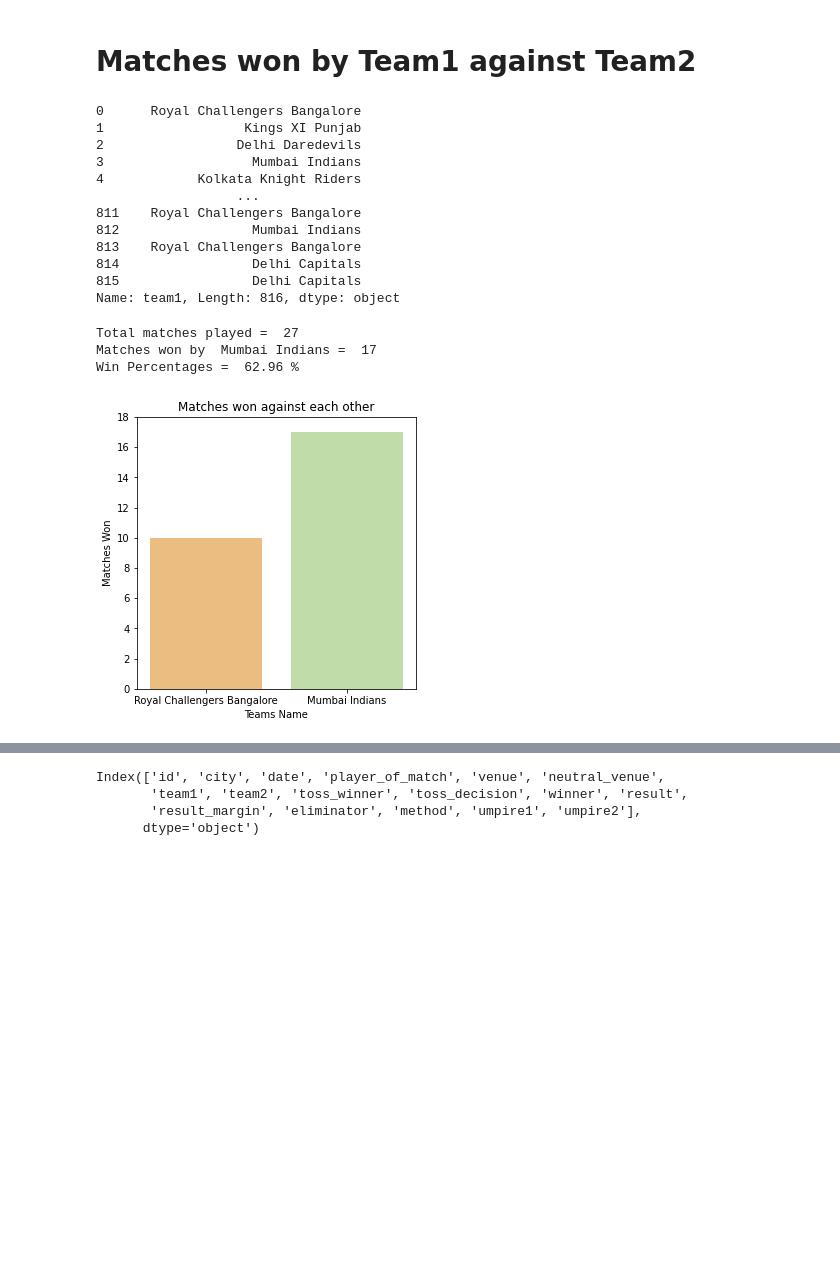
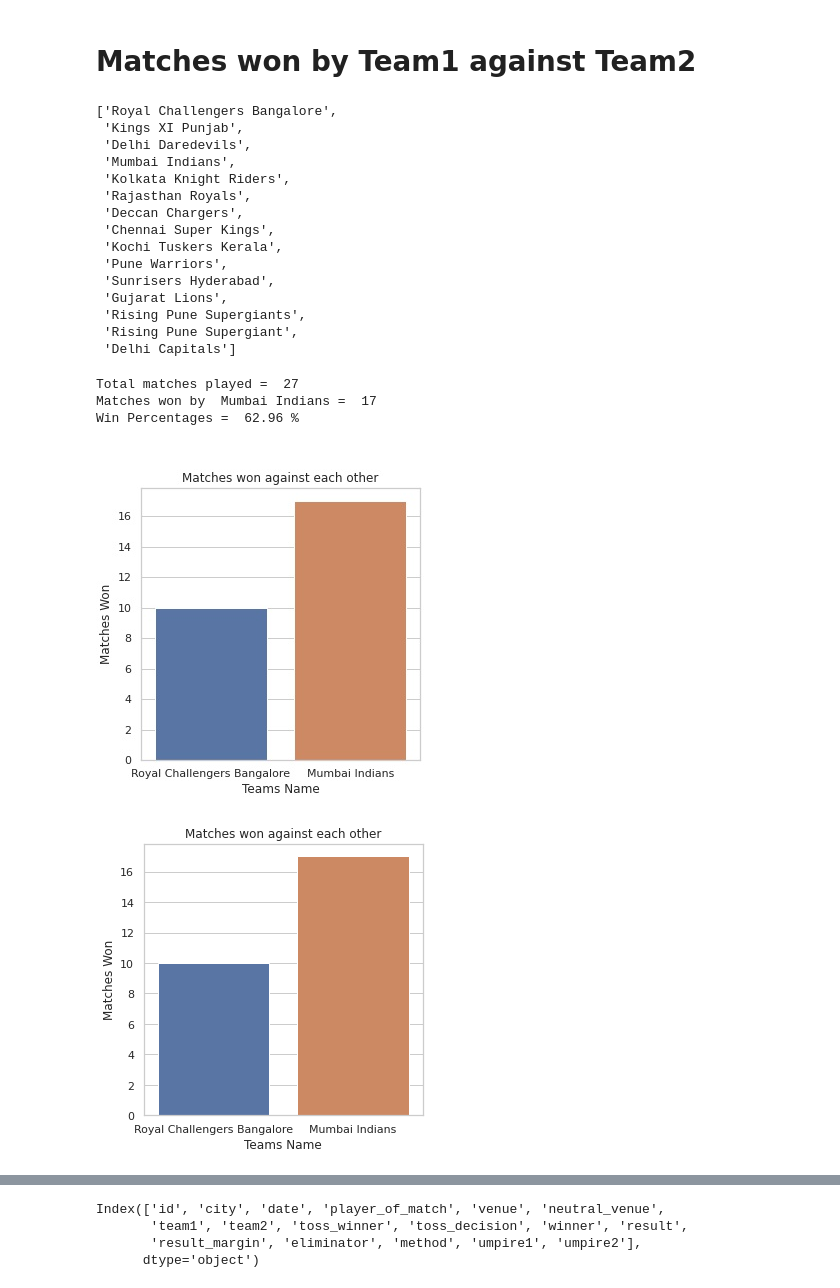
Before and after one commit to mohtashim0007/Machine-Learning-Projects, a Jupyter notebook: IPL_EDA_DashBoard.ipynb, the cells around one changed output, grey strips where cells are left out. Cells and saved outputs as stored; diff of their text form; code cells hidden in the pictures; blank space fills up the shorter version.

```diff
--- a/IPL_EDA_DashBoard.ipynb
+++ b/IPL_EDA_DashBoard.ipynb
@@ -51,3 +69,9 @@ Data columns (total 17 columns):
  16  umpire2          816 non-null    object
 dtypes: float64(1), int64(2), object(14)
 memory usage: 108.5+ KB
+# %%
+#date columns modify from '2008-08-13' to only year ''2008
+
+df = df_matches
+date_list = df['date'].tolist()
+date_list[8][0:4]
@@ -54,3 +80,16 @@ memory usage: 108.5+ KB
+# %%
+for i in range(len(date_list)):
+  date_list[i] = date_list[i][0:4]
+df['date'] = date_list
+# %%
+df_matches = df
+# %%
+df = df_matches
+date_list = df['date'].tolist()
+for i in range(len(date_list)):
+  date_list[i] = date_list[i][0:4]
+df['date'] = date_list
+df_matches = df
 # %% [markdown]
 # Players who won maximum number of times Man of the Match
 # %%
@@ -186,50 +230,54 @@ plt.show()
 # %% [markdown]
 # Matches won by Team1 against Team2
 # %%
-df_matches['team1']
+df_matches['team1'].unique().tolist()
 # %% [output]
-0      Royal Challengers Bangalore
-1                  Kings XI Punjab
-2                 Delhi Daredevils
-3                   Mumbai Indians
-4            Kolkata Knight Riders
-                  ...
-811    Royal Challengers Bangalore
-812                 Mumbai Indians
-813    Royal Challengers Bangalore
-814                 Delhi Capitals
-815                 Delhi Capitals
-Name: team1, Length: 816, dtype: object
+['Royal Challengers Bangalore',
+ 'Kings XI Punjab',
+ 'Delhi Daredevils',
+ 'Mumbai Indians',
+ 'Kolkata Knight Riders',
+ 'Rajasthan Royals',
+ 'Deccan Chargers',
+ 'Chennai Super Kings',
+ 'Kochi Tuskers Kerala',
+ 'Pune Warriors',
+ 'Sunrisers Hyderabad',
+ 'Gujarat Lions',
+ 'Rising Pune Supergiants',
+ 'Rising Pune Supergiant',
+ 'Delhi Capitals']
 # %%
 #matches_won_by_team1_team2
-
+from google.colab.patches import cv2_imshow
 def matches_won_by_team1_team2(team1, team2):
   temp1 = df_matches[ (df_matches['team1'] == team1) & (df_matches['team2']==team2)]
   temp2 = df_matches[ (df_matches['team1'] == team2) & (df_matches['team2']==team1)]
 
   total_matches = temp1.shape[0] + temp2.shape[0]
 
   #Matches won by the teams
   matches_won_by_team1 = temp1[temp1['winner'] == team1].shape[0] + temp2[temp2['winner'] == team1].shape[0]
 
   print('Total matches played = ', total_matches)
   print('Matches won by ', team1 ,'= ',matches_won_by_team1)
   print('Win Percentages = ', round((matches_won_by_team1*100)/total_matches, 2), '%')
 
   new_df = pd.concat([temp1,temp2], ignore_index = True)
 
   #plotting
   fig = plt.figure(figsize=(5,5))
   sns.countplot(x = 'winner', data = new_df,dodge= False, palette = np.random.choice(fig_colors))
-  plt.ylim(0,18)
   plt.title('Matches won against each other')
   plt.xlabel('Teams Name')
   plt.ylabel('Matches Won')
-  plt.plot()
+  plt.savefig('fig1.jpg')
+  cv2_imshow(cv2.imread('fig1.jpg'))
 
 matches_won_by_team1_team2('Mumbai Indians', 'Royal Challengers Bangalore')
 # %% [output]
 Total matches played =  27
 Matches won by  Mumbai Indians =  17
 Win Percentages =  62.96 %
-[figure, old version]
+[figure, new version]
+[figure, added]
```
Also changed, not shown: parts of 59 cells of this notebook.
